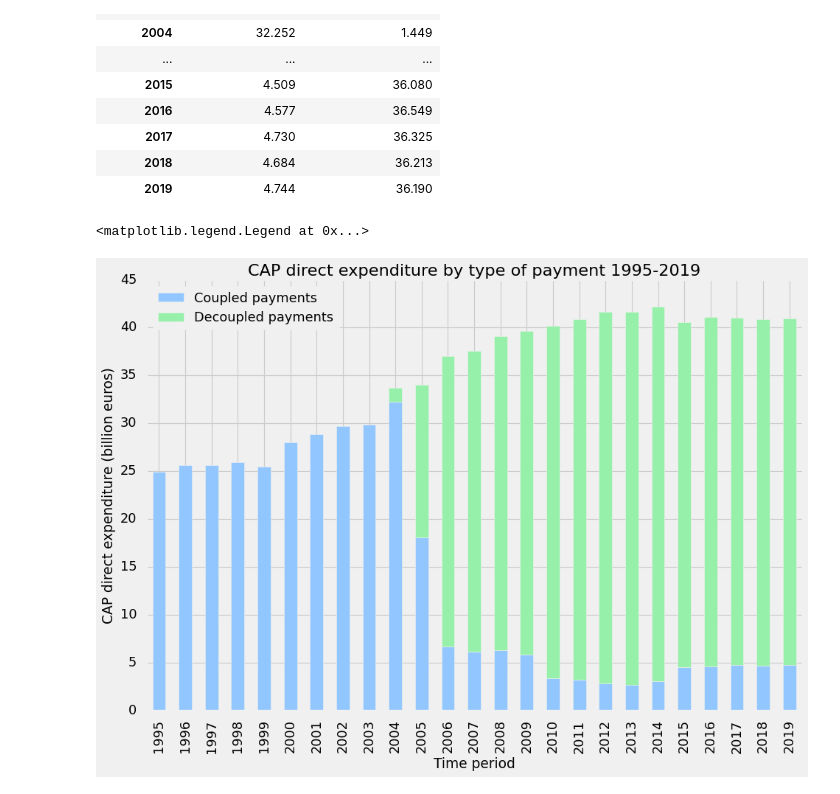
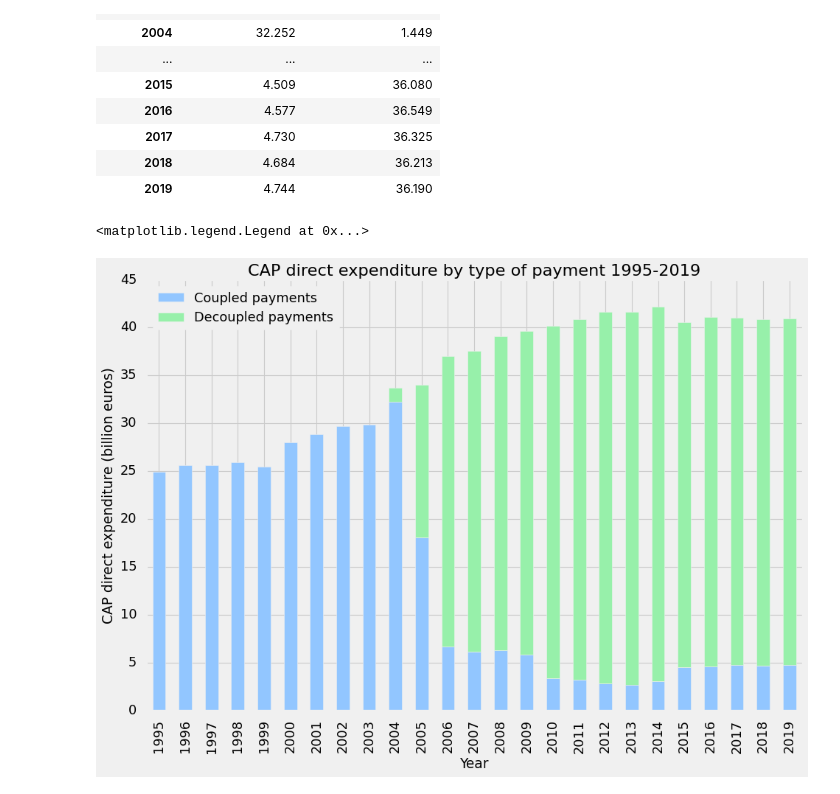
Before and after one commit to QingyunLeo/BASC0005-Group20-CAP-Policy, a Jupyter notebook: de_coupled_stackedbar.ipynb, the cells around one changed output. Cells and saved outputs as stored; diff of their text form; code cells hidden in the pictures.

```diff
--- a/de_coupled_stackedbar.ipynb
+++ b/de_coupled_stackedbar.ipynb
@@ -99,18 +99,18 @@ f1_coupled_decoupled
 # %%
 # create a stacked bar chart
 
 mpl.rcParams['text.color'] = 'black'
 
 f2 = f1_coupled_decoupled.plot.bar(stacked=True)
 plt.ylabel("CAP direct expenditure (billion euros)", color='black')
-plt.xlabel('Time period', color='black')
+plt.xlabel('Year', color='black')
 plt.title('CAP direct expenditure by type of payment 1995-2019', color='black')
 
 plt.style.use('seaborn-pastel')
 
 
 plt.ylim(0,45)
 plt.legend(loc='upper left')
 # %% [output]
 <matplotlib.legend.Legend at 0x...>
-[figure, old version]
+[figure, new version]
```
